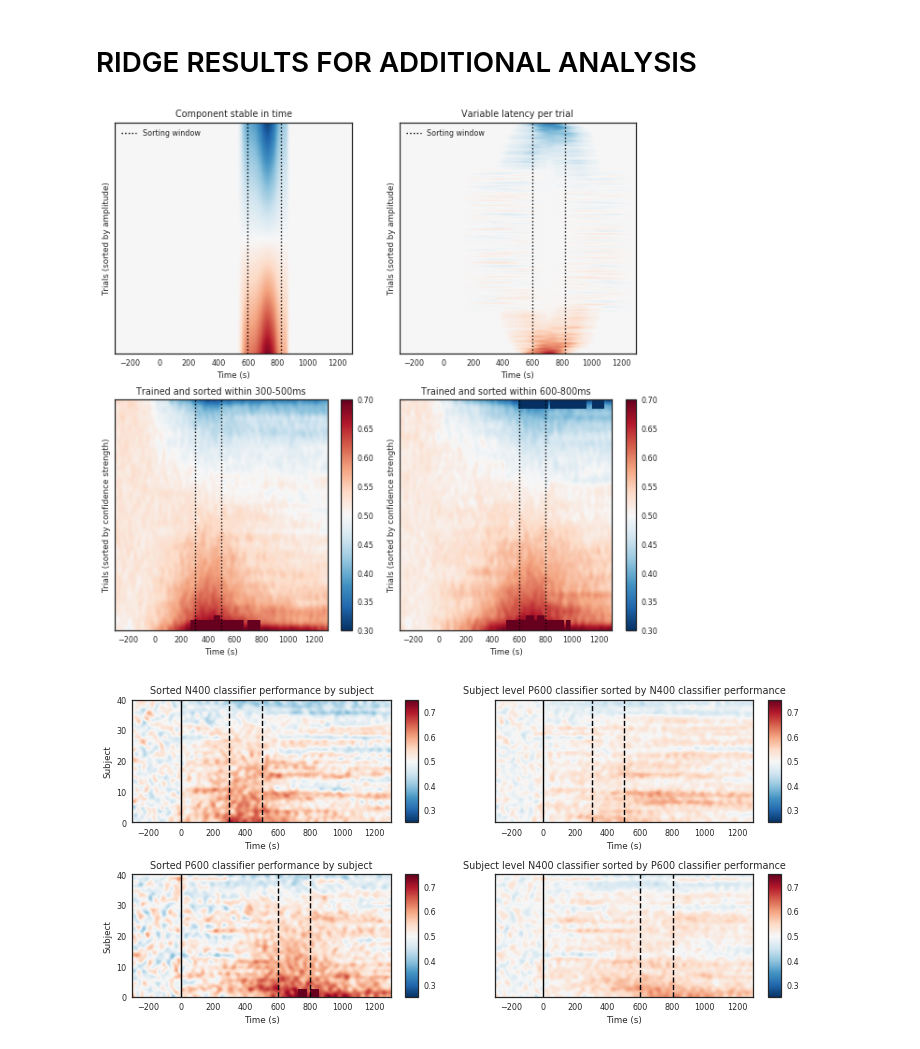
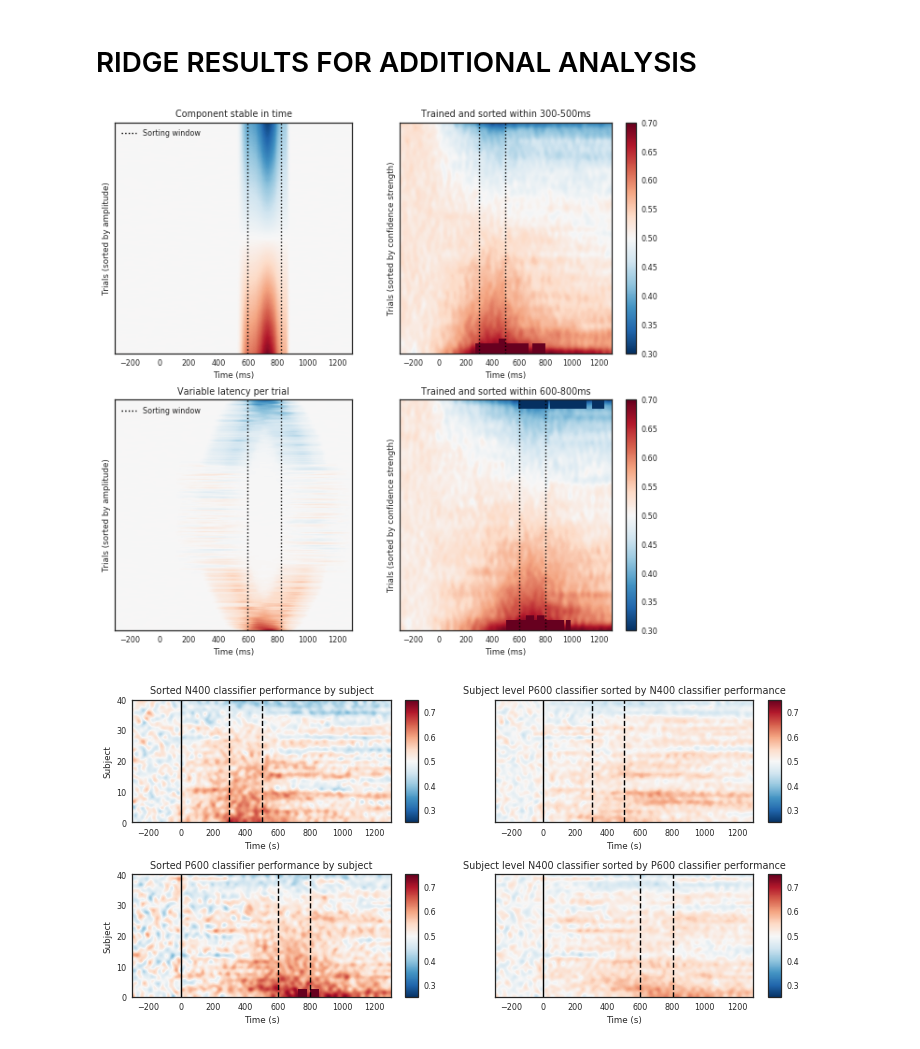
Before and after one commit to heikele/GAT_n4-p6, a Jupyter notebook: additional-MVPA-analysis.ipynb, the cells around one changed output. Saved outputs shown, nothing was run; the diff lists cells and outputs as text; code cells hidden in the pictures.

```diff
--- a/additional-MVPA-analysis.ipynb
+++ b/additional-MVPA-analysis.ipynb
@@ -117,7 +117,7 @@ from mpl_toolkits.axes_grid1 import make_axes_locatable
 
 
 
-data_path = testing.data_path()
+ddata_path = testing.data_path()
 fname = data_path + "/EEGLAB/test_raw.set"
 montage = data_path + "/EEGLAB/test_chans.locs"
 
@@ -145,7 +145,7 @@ sns.set_context('paper')
 fig, axes = plt.subplots(ncols=2, nrows=2)
 fig.set_size_inches((10, 10))
 
-for ax, do_t in zip(axes.flatten()[:2], [True, False]):
+for ax, do_t in zip(axes[:, 0], [True, False]):
     draw = raw._data.copy()
 
     d2 = np.array([draw[:nchans, time_-50:time_+50] for time_ in times])
@@ -167,7 +167,7 @@ for ax, do_t in zip(axes.flatten()[:2], [True, False]):
 
     tmean = int(np.mean(ts)) + d.mean(0).argmax()
     start, end = (tmean-7), (tmean+7)
-    order = d3[:, tmean-2:tmean+2].mean(1).argsort()
+    order = d3[:, tmean-7:tmean+7].mean(1).argsort()
 
     #mx = np.abs(d4).max() #* .5
     mx = 0.0015
@@ -180,54 +180,35 @@ for ax, do_t in zip(axes.flatten()[:2], [True, False]):
     ax.plot((t1*1600-300, t1*1600-300), (0, 1), color="k", linestyle=":")
 
     ax.set_ylabel("Trials (sorted by amplitude)")
-    ax.set_xlabel("Time (s)")
+    ax.set_xlabel("Time (ms)")
     ax.set_yticks([])
     if not on_correlations:
         ax.set_title("Component stable in time" if do_t else "Variable latency per trial")
     ax.legend()
 
-    if on_correlations:
-
-        ax_divider = make_axes_locatable(ax)
-        rax = ax_divider.append_axes("top", size="20%", pad="5%")
-
-        order = d4[:, tmean-2:tmean+2].mean(1).argsort()
-        d3_ = d4[order, :]#resize(d3[order, :], (1000, 100))
-        swin = d3_[:, tmean-2:tmean+3].mean(-1)
-        d_ = np.array([np.corrcoef(swin, t_)[0, 1] for t_ in d3_.T])
-        rax.plot(d_, label="Correlation with\nmean activity in\nsorting window")
-        rax.set_xlim(0, len(d_))
-        rax.set_ylim(0, 1.1)
-        rax.spines['right'].set_visible(False)
-        rax.spines['top'].set_visible(False)
-        rax.set_ylabel("$r$")
-        rax.set_xticklabels([])
-        rax.set_title("Component stable in time" if do_t else "Variable latency per trial")
-        rax.spines['left'].set_bounds(0, 1)
-        rax.legend()
 
 n1, n2, p1, p2 = .3, .5, .6, .8
 
 all_times = [(n1, n2, n1, n2),(p1, p2, p1, p2)]
 labels= ['Trained and sorted within 300-500ms', 'Trained and sorted within 600-800ms']
-for ax, tims, label in zip(axes.flatten()[2:], all_times, labels):
+for ax, tims, label in zip(axes[:, 1], all_times, labels):
     d = np.asarray([sorted_by_pred_conf(p, *tims) for p in predicts])
 
     img = ax.imshow(d.mean(axis=0),origin="upper", cmap="RdBu_r",
            aspect="auto", interpolation="bicubic", extent=[-300, 1300, 0, 80],
           vmin=.3, vmax=.7);
 
     ax.set_ylabel("Trials (sorted by confidence strength)")
     ax.set_yticks([])
     ax.set_title(label)
     ax.vlines(tims[0]*1000,ymin=0, ymax=80, linestyles="dotted")
     ax.vlines(tims[1]*1000,ymin=0, ymax=80, linestyles="dotted")
 
     divider = make_axes_locatable(ax)
     cax = divider.append_axes("right", size="5%", pad=0.2)
     fig.colorbar(img, cax=cax)
 
-    ax.set_xlabel("Time (s)")
+    ax.set_xlabel("Time (ms)")
 # %% [output]
-[figure, old version]
+[figure, new version]
 # %%
```
Also changed, not shown: parts of 1 cell of this notebook, 1 other file.
